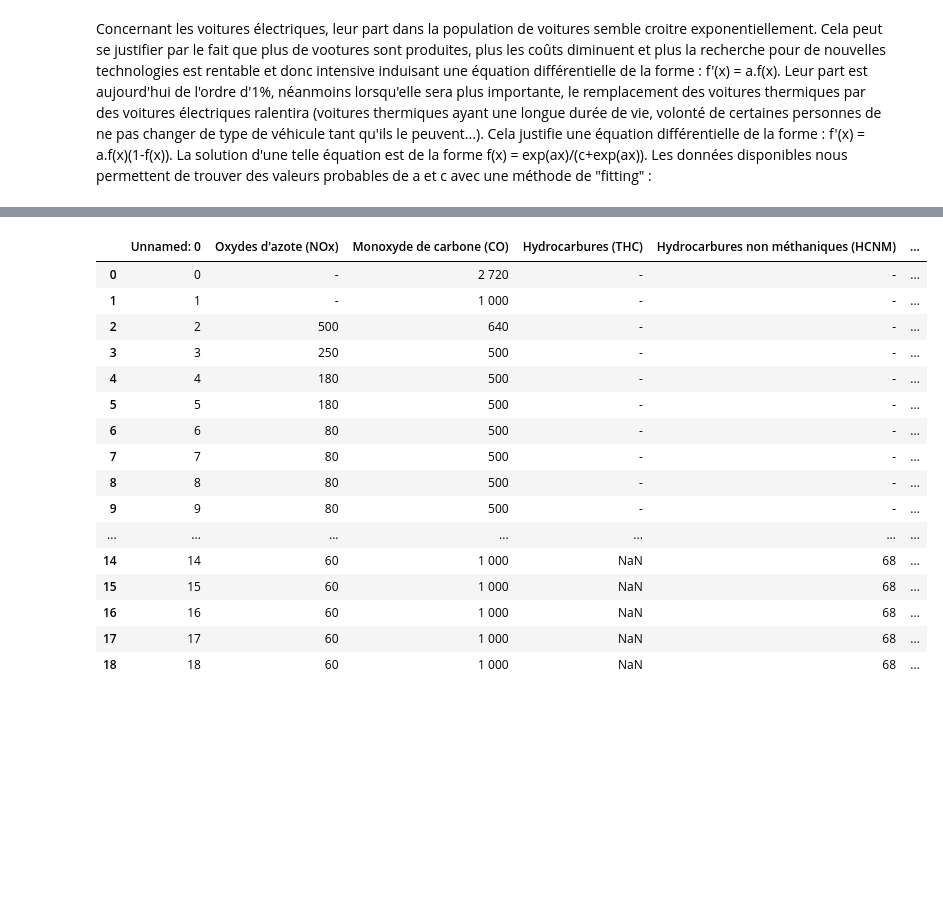
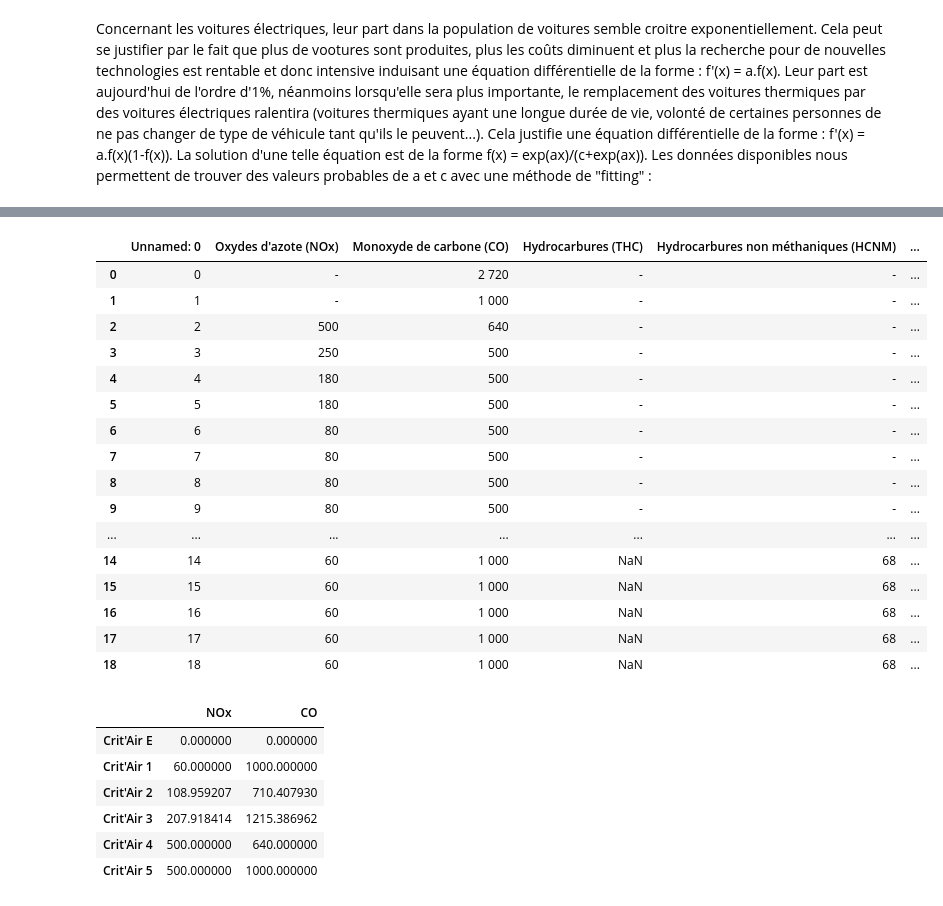
Before and after one commit to TheoLBTN/Projet-Python, a Jupyter notebook: Tendances.ipynb, the cells around one changed output, grey strips where cells are left out. Cells and saved outputs as stored; diff of their text form; code cells hidden in the pictures; blank space fills up the shorter version.

```diff
--- a/Tendances.ipynb
+++ b/Tendances.ipynb
@@ -384,22 +446,38 @@ part_diesel
 # %%
 df_emissions = pd.read_csv("emission_calculees.csv")
+df_emissions
+# %% [output]
+|  | Unnamed: 0 | Oxydes d'azote (NOx) | Monoxyde de carbone (CO) | Hydrocarbures (THC) | Hydrocarbures non méthaniques (HCNM) | ... |
+| 0 | 0 | - | 2 720 | - | - | ... |
+| 1 | 1 | - | 1 000 | - | - | ... |
+| 2 | 2 | 500 | 640 | - | - | ... |
+| 3 | 3 | 250 | 500 | - | - | ... |
+| 4 | 4 | 180 | 500 | - | - | ... |
+| 5 | 5 | 180 | 500 | - | - | ... |
+| 6 | 6 | 80 | 500 | - | - | ... |
+| 7 | 7 | 80 | 500 | - | - | ... |
+| 8 | 8 | 80 | 500 | - | - | ... |
+| 9 | 9 | 80 | 500 | - | - | ... |
+| ... | ... | ... | ... | ... | ... | ... |
+| 14 | 14 | 60 | 1 000 | NaN | 68 | ... |
+| 15 | 15 | 60 | 1 000 | NaN | 68 | ... |
+| 16 | 16 | 60 | 1 000 | NaN | 68 | ... |
+| 17 | 17 | 60 | 1 000 | NaN | 68 | ... |
+| 18 | 18 | 60 | 1 000 | NaN | 68 | ... |
 # %%
-df_emissions
+emissions_par_critair = pd.DataFrame(columns = ['NOx', 'CO'])
+emissions_par_critair.loc["Crit'Air E"] = [0,0]
+emissions_par_critair.loc["Crit'Air 1"] = [60,1000]
+emissions_par_critair.loc["Crit'Air 2"] = [80*(1-part_diesel)+130*part_diesel,1000*(1-part_diesel)+500*part_diesel]
+emissions_par_critair.loc["Crit'Air 3"] = [150*(1-part_diesel)+250*part_diesel,2200*(1-part_diesel)+500*part_diesel]
+emissions_par_critair.loc["Crit'Air 4"] = [500,640]
+emissions_par_critair.loc["Crit'Air 5"] = [500,1000]
+emissions_par_critair
 # %% [output]
-|  | Unnamed: 0 | Oxydes d'azote (NOx) | Monoxyde de carbone (CO) | Hydrocarbures (THC) | Hydrocarbures non méthaniques (HCNM) | ... |
-| 0 | 0 | - | 2 720 | - | - | ... |
-| 1 | 1 | - | 1 000 | - | - | ... |
-| 2 | 2 | 500 | 640 | - | - | ... |
-| 3 | 3 | 250 | 500 | - | - | ... |
-| 4 | 4 | 180 | 500 | - | - | ... |
-| 5 | 5 | 180 | 500 | - | - | ... |
-| 6 | 6 | 80 | 500 | - | - | ... |
-| 7 | 7 | 80 | 500 | - | - | ... |
-| 8 | 8 | 80 | 500 | - | - | ... |
-| 9 | 9 | 80 | 500 | - | - | ... |
-| ... | ... | ... | ... | ... | ... | ... |
-| 14 | 14 | 60 | 1 000 | NaN | 68 | ... |
-| 15 | 15 | 60 | 1 000 | NaN | 68 | ... |
-| 16 | 16 | 60 | 1 000 | NaN | 68 | ... |
-| 17 | 17 | 60 | 1 000 | NaN | 68 | ... |
-| 18 | 18 | 60 | 1 000 | NaN | 68 | ... |
+|  | NOx | CO |
+| Crit'Air E | 0.000000 | 0.000000 |
+| Crit'Air 1 | 60.000000 | 1000.000000 |
+| Crit'Air 2 | 108.959207 | 710.407930 |
+| Crit'Air 3 | 207.918414 | 1215.386962 |
+| Crit'Air 4 | 500.000000 | 640.000000 |
+| Crit'Air 5 | 500.000000 | 1000.000000 |
```
Also changed, not shown: parts of 10 cells of this notebook.
